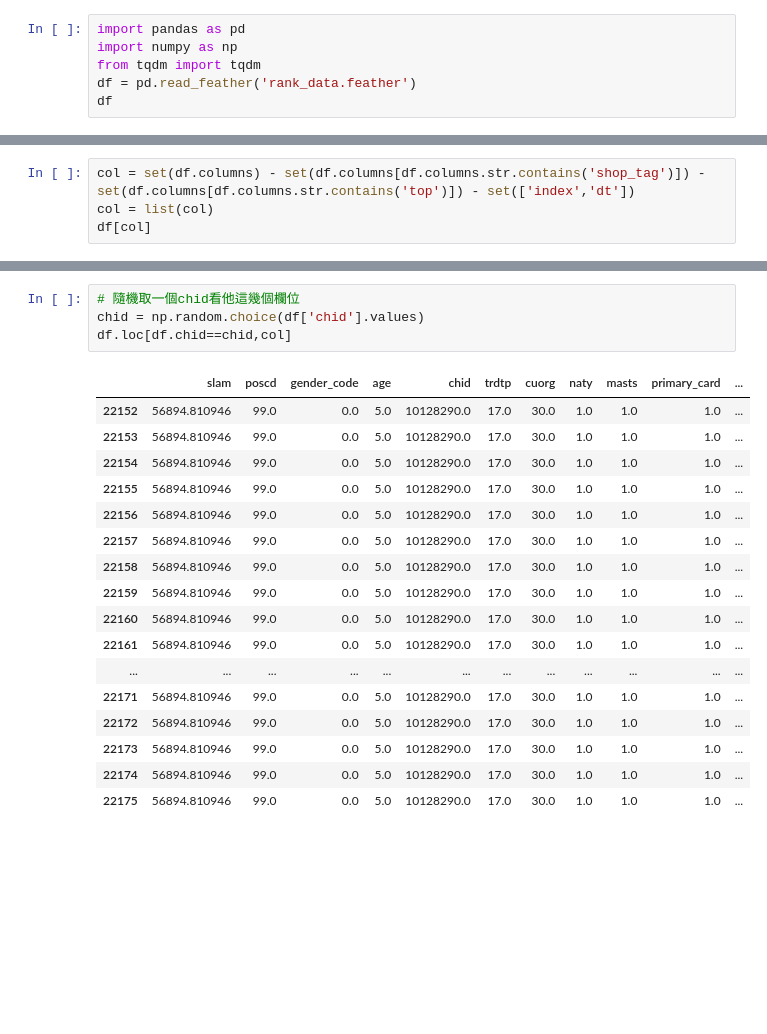
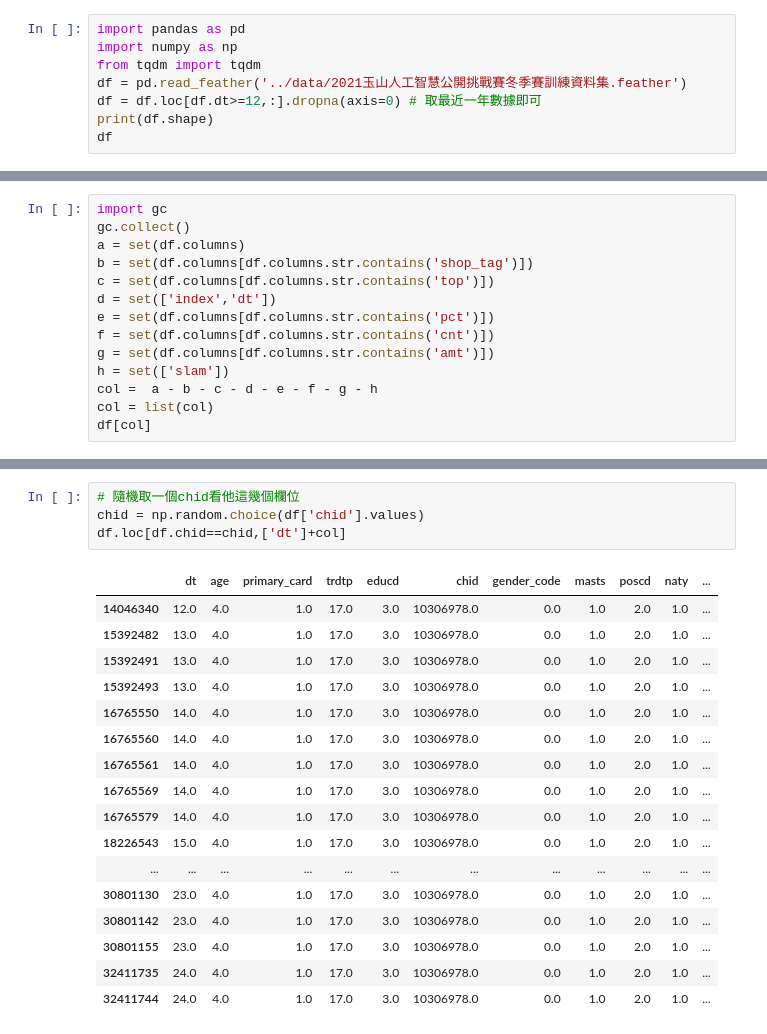
Before and after one commit to skywalker0803r/ESun2021WinterGame, a Jupyter notebook: Proof_of_Concept/驗證有些欄位幾乎是常數.ipynb, the cells around one changed output, grey strips where cells are left out. Drawn from its saved outputs; the diff is of its cells as text; blank space fills up the shorter version.

```diff
--- a/Proof_of_Concept/驗證有些欄位幾乎是常數.ipynb
+++ b/Proof_of_Concept/驗證有些欄位幾乎是常數.ipynb
@@ -2,6 +2,8 @@
 import pandas as pd
 import numpy as np
 from tqdm import tqdm
-df = pd.read_feather('rank_data.feather')
+df = pd.read_feather('../data/2021玉山人工智慧公開挑戰賽冬季賽訓練資料集.feather')
+df = df.loc[df.dt>=12,:].dropna(axis=0) # 取最近一年數據即可
+print(df.shape)
 df
 # %% [output]
@@ -21,5 +24,15 @@ df
 # %%
-col = set(df.columns) - set(df.columns[df.columns.str.contains('shop_tag')]) - set(df.columns[df.columns.str.contains('top')]) - set(['index','dt'])
+import gc
+gc.collect()
+a = set(df.columns)
+b = set(df.columns[df.columns.str.contains('shop_tag')])
+c = set(df.columns[df.columns.str.contains('top')])
+d = set(['index','dt'])
+e = set(df.columns[df.columns.str.contains('pct')])
+f = set(df.columns[df.columns.str.contains('cnt')])
+g = set(df.columns[df.columns.str.contains('amt')])
+h = set(['slam'])
+col =  a - b - c - d - e - f - g - h
 col = list(col)
 df[col]
 # %% [output]
@@ -39,22 +52,22 @@ df[col]
 # %%
 # 隨機取一個chid看他這幾個欄位
 chid = np.random.choice(df['chid'].values)
-df.loc[df.chid==chid,col]
+df.loc[df.chid==chid,['dt']+col]
 # %% [output]
-|  | slam | poscd | gender_code | age | chid | trdtp | cuorg | naty | masts | primary_card | ... |
-| 22152 | 56894.810946 | 99.0 | 0.0 | 5.0 | 10128290.0 | 17.0 | 30.0 | 1.0 | 1.0 | 1.0 | ... |
-| 22153 | 56894.810946 | 99.0 | 0.0 | 5.0 | 10128290.0 | 17.0 | 30.0 | 1.0 | 1.0 | 1.0 | ... |
-| 22154 | 56894.810946 | 99.0 | 0.0 | 5.0 | 10128290.0 | 17.0 | 30.0 | 1.0 | 1.0 | 1.0 | ... |
-| 22155 | 56894.810946 | 99.0 | 0.0 | 5.0 | 10128290.0 | 17.0 | 30.0 | 1.0 | 1.0 | 1.0 | ... |
-| 22156 | 56894.810946 | 99.0 | 0.0 | 5.0 | 10128290.0 | 17.0 | 30.0 | 1.0 | 1.0 | 1.0 | ... |
-| 22157 | 56894.810946 | 99.0 | 0.0 | 5.0 | 10128290.0 | 17.0 | 30.0 | 1.0 | 1.0 | 1.0 | ... |
-| 22158 | 56894.810946 | 99.0 | 0.0 | 5.0 | 10128290.0 | 17.0 | 30.0 | 1.0 | 1.0 | 1.0 | ... |
-| 22159 | 56894.810946 | 99.0 | 0.0 | 5.0 | 10128290.0 | 17.0 | 30.0 | 1.0 | 1.0 | 1.0 | ... |
-| 22160 | 56894.810946 | 99.0 | 0.0 | 5.0 | 10128290.0 | 17.0 | 30.0 | 1.0 | 1.0 | 1.0 | ... |
-| 22161 | 56894.810946 | 99.0 | 0.0 | 5.0 | 10128290.0 | 17.0 | 30.0 | 1.0 | 1.0 | 1.0 | ... |
+|  | dt | age | primary_card | trdtp | educd | chid | gender_code | masts | poscd | naty | ... |
+| 14046340 | 12.0 | 4.0 | 1.0 | 17.0 | 3.0 | 10306978.0 | 0.0 | 1.0 | 2.0 | 1.0 | ... |
+| 15392482 | 13.0 | 4.0 | 1.0 | 17.0 | 3.0 | 10306978.0 | 0.0 | 1.0 | 2.0 | 1.0 | ... |
+| 15392491 | 13.0 | 4.0 | 1.0 | 17.0 | 3.0 | 10306978.0 | 0.0 | 1.0 | 2.0 | 1.0 | ... |
+| 15392493 | 13.0 | 4.0 | 1.0 | 17.0 | 3.0 | 10306978.0 | 0.0 | 1.0 | 2.0 | 1.0 | ... |
+| 16765550 | 14.0 | 4.0 | 1.0 | 17.0 | 3.0 | 10306978.0 | 0.0 | 1.0 | 2.0 | 1.0 | ... |
+| 16765560 | 14.0 | 4.0 | 1.0 | 17.0 | 3.0 | 10306978.0 | 0.0 | 1.0 | 2.0 | 1.0 | ... |
+| 16765561 | 14.0 | 4.0 | 1.0 | 17.0 | 3.0 | 10306978.0 | 0.0 | 1.0 | 2.0 | 1.0 | ... |
+| 16765569 | 14.0 | 4.0 | 1.0 | 17.0 | 3.0 | 10306978.0 | 0.0 | 1.0 | 2.0 | 1.0 | ... |
+| 16765579 | 14.0 | 4.0 | 1.0 | 17.0 | 3.0 | 10306978.0 | 0.0 | 1.0 | 2.0 | 1.0 | ... |
+| 18226543 | 15.0 | 4.0 | 1.0 | 17.0 | 3.0 | 10306978.0 | 0.0 | 1.0 | 2.0 | 1.0 | ... |
 | ... | ... | ... | ... | ... | ... | ... | ... | ... | ... | ... | ... |
-| 22171 | 56894.810946 | 99.0 | 0.0 | 5.0 | 10128290.0 | 17.0 | 30.0 | 1.0 | 1.0 | 1.0 | ... |
-| 22172 | 56894.810946 | 99.0 | 0.0 | 5.0 | 10128290.0 | 17.0 | 30.0 | 1.0 | 1.0 | 1.0 | ... |
-| 22173 | 56894.810946 | 99.0 | 0.0 | 5.0 | 10128290.0 | 17.0 | 30.0 | 1.0 | 1.0 | 1.0 | ... |
-| 22174 | 56894.810946 | 99.0 | 0.0 | 5.0 | 10128290.0 | 17.0 | 30.0 | 1.0 | 1.0 | 1.0 | ... |
-| 22175 | 56894.810946 | 99.0 | 0.0 | 5.0 | 10128290.0 | 17.0 | 30.0 | 1.0 | 1.0 | 1.0 | ... |
+| 30801130 | 23.0 | 4.0 | 1.0 | 17.0 | 3.0 | 10306978.0 | 0.0 | 1.0 | 2.0 | 1.0 | ... |
+| 30801142 | 23.0 | 4.0 | 1.0 | 17.0 | 3.0 | 10306978.0 | 0.0 | 1.0 | 2.0 | 1.0 | ... |
+| 30801155 | 23.0 | 4.0 | 1.0 | 17.0 | 3.0 | 10306978.0 | 0.0 | 1.0 | 2.0 | 1.0 | ... |
+| 32411735 | 24.0 | 4.0 | 1.0 | 17.0 | 3.0 | 10306978.0 | 0.0 | 1.0 | 2.0 | 1.0 | ... |
+| 32411744 | 24.0 | 4.0 | 1.0 | 17.0 | 3.0 | 10306978.0 | 0.0 | 1.0 | 2.0 | 1.0 | ... |
```
Also changed, not shown: parts of 8 cells of this notebook.
